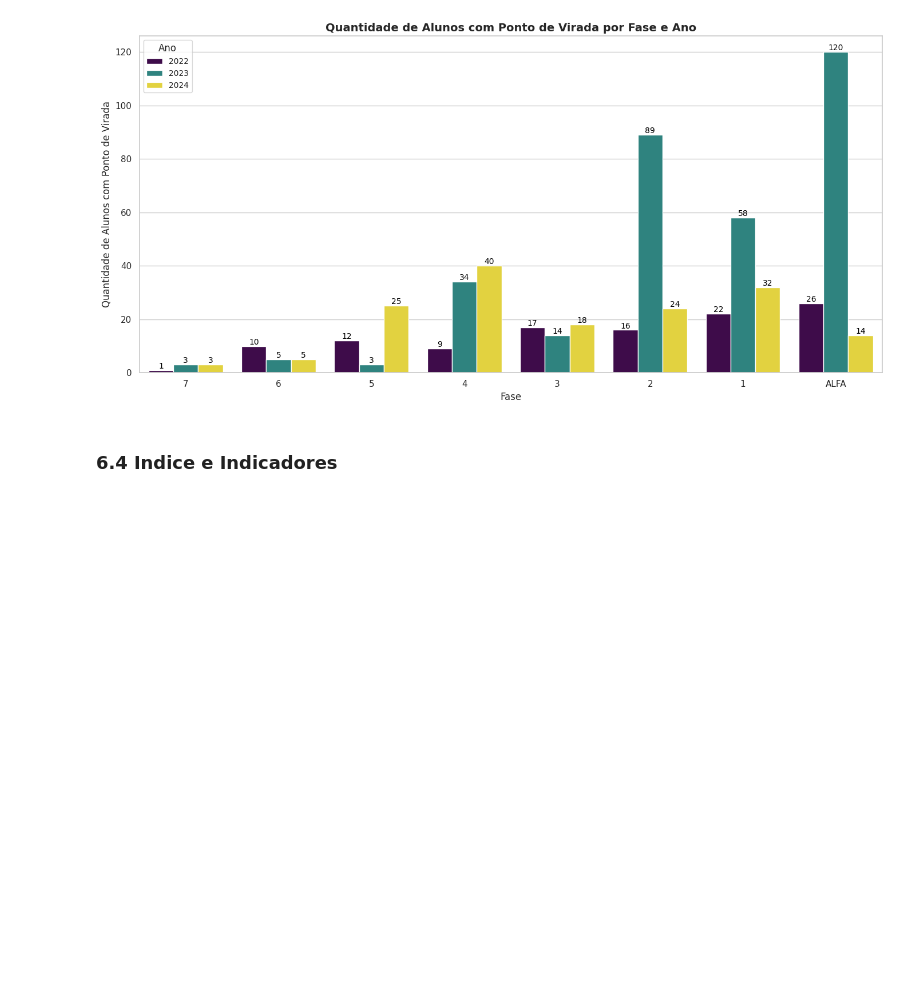
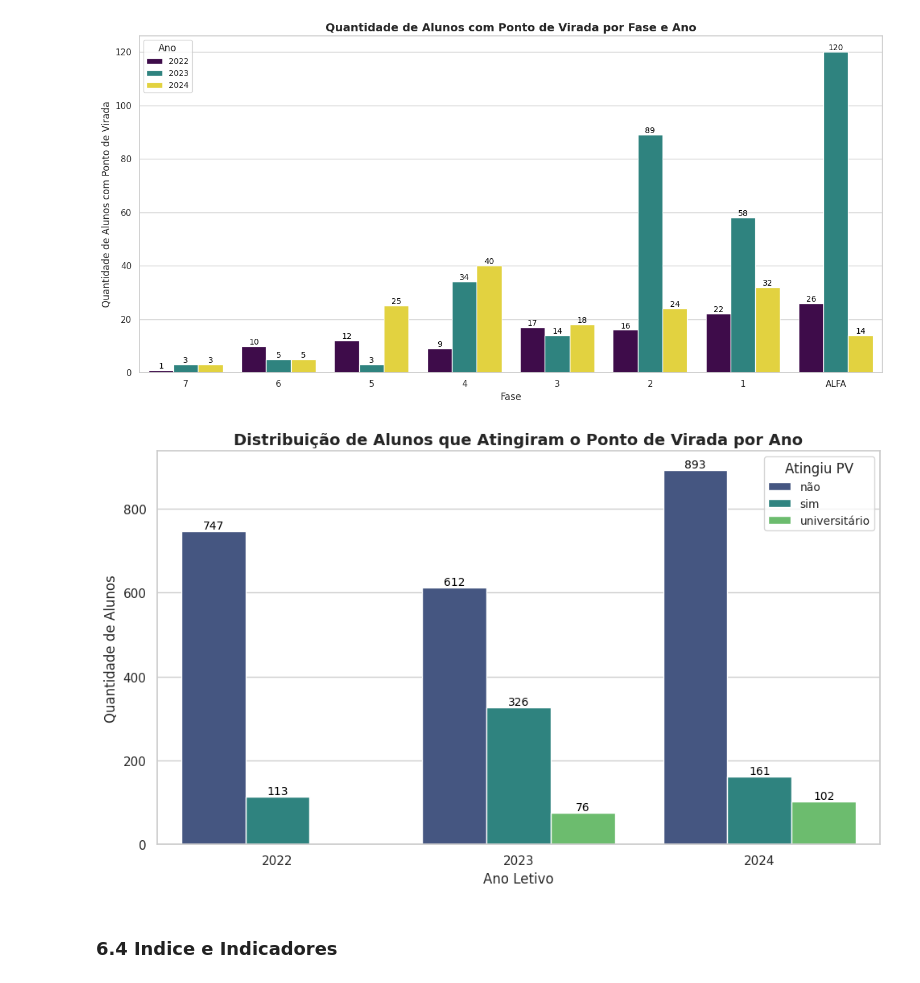
Before and after one commit to r-zambotti/Data_Analytics_Datathon_Grupo-60, a Jupyter notebook: Data_Analytics_Datathon_Grupo_60.ipynb, the cells around one changed output. Drawn from its saved outputs; the diff is of its cells as text; code cells hidden in the pictures; blank space fills up the shorter version.

```diff
--- a/Data_Analytics_Datathon_Grupo_60.ipynb
+++ b/Data_Analytics_Datathon_Grupo_60.ipynb
@@ -887,6 +887,44 @@ plt.tight_layout()
 plt.show()
 # %% [output]
 [figure]
+# %%
+# Configurar o tema do gráfico
+sns.set_theme(style="whitegrid")
+
+# Tamanho da figura
+plt.figure(figsize=(10, 6))
+
+# Criar gráfico de contagem para "ATINGIU_PV" por "ANO_LETIVO"
+ax = sns.countplot(
+    x="ano_letivo",
+    hue="atingiu_pv",
+    data=df_alunos,
+    palette="viridis"
+)
+
+# Adicionar valores acima das barras
+for p in ax.patches:
+    if p.get_height() > 0:  # Evita exibir valores para barras com altura zero
+        ax.annotate(
+            f'{int(p.get_height())}',
+            (p.get_x() + p.get_width() / 2., p.get_height()),
+            ha='center', va='center', fontsize=10, color='black', xytext=(0, 5),
+            textcoords='offset points'
+        )
+
+# Ajustes nos rótulos e título
+plt.xlabel("Ano Letivo", fontsize=12)
+plt.ylabel("Quantidade de Alunos", fontsize=12)
+plt.title("Distribuição de Alunos que Atingiram o Ponto de Virada por Ano", fontsize=14, fontweight="bold")
+
+# Ajustar a legenda
+plt.legend(title="Atingiu PV", fontsize=10, title_fontsize=12)
+
+# Exibir o gráfico
+plt.tight_layout()
+plt.show()
+# %% [output]
+[figure, added]
 # %% [markdown]
 ### 6.4 Indice e Indicadores
 # %% [markdown]
```
Also changed, not shown: parts of 3 cells of this notebook.
